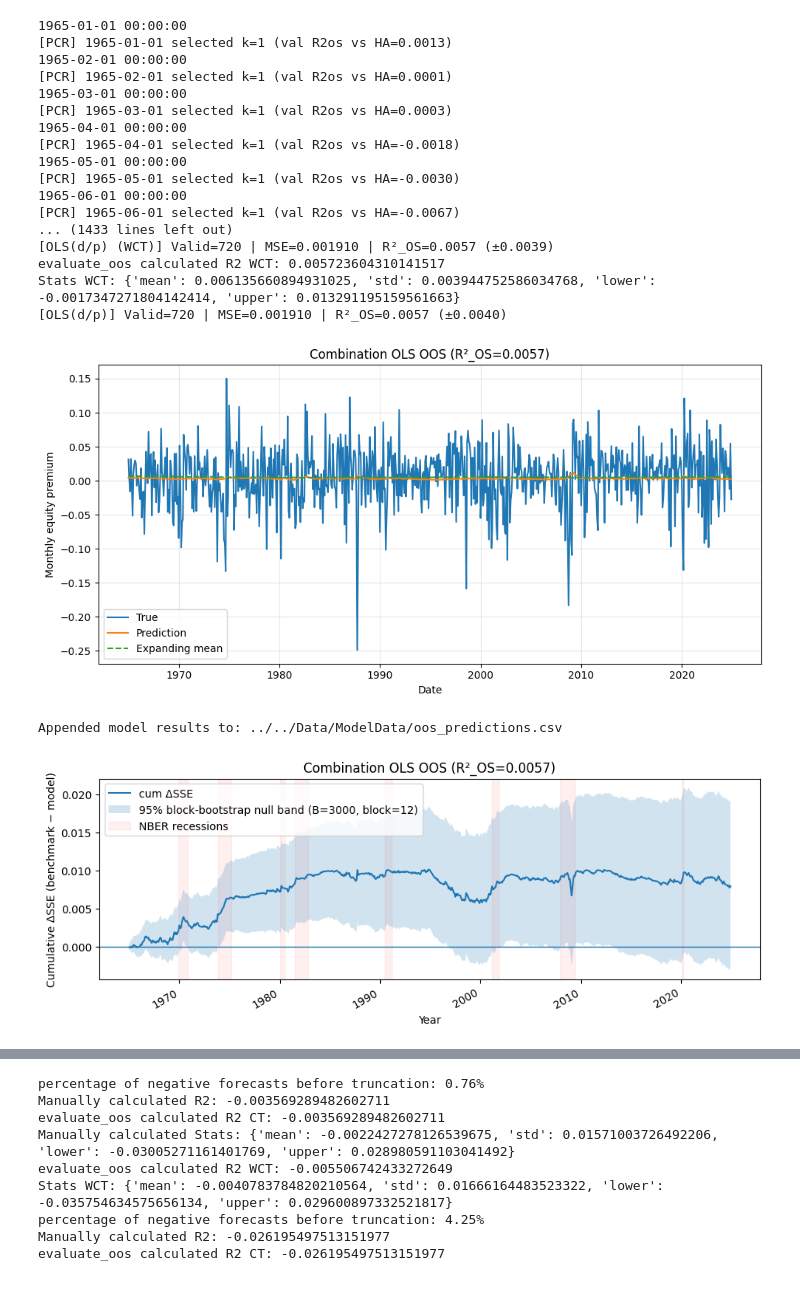
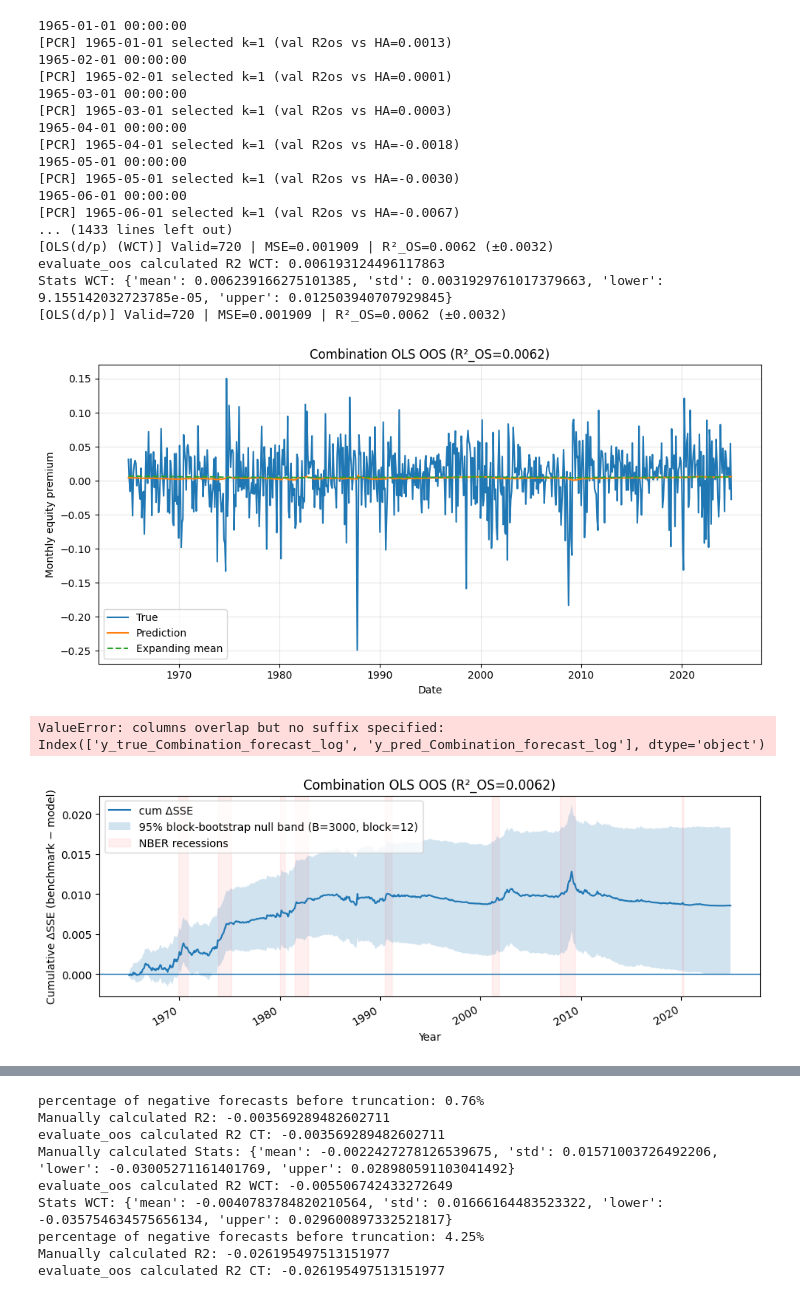
Before and after one commit to KiliTili/Masterarbeit, a Jupyter notebook: Notebooks/Benchmark/modelling_regression.ipynb, the cells around one changed output, grey strips where cells are left out. Saved outputs shown, nothing was run; the diff lists cells and outputs as text; code cells hidden in the pictures.

```diff
--- a/Notebooks/Benchmark/modelling_regression.ipynb
+++ b/Notebooks/Benchmark/modelling_regression.ipynb
@@ -39,42 +36,43 @@ r2_o,stats, y_true_o, y_pred_o, dates_o,y_lower,y_upper,HA_OLS = modl.tree_ensem
 )
 # %%
 
-r2_o,stats, y_true_o, y_pred_o, dates_o,y_lower,y_upper,HA_OLS = modl.pcr_oos(data, variables=WITHOUT_LOOKAHEAD, start_oos="1965-01-01", ct_cutoff =True, quiet =False, model_name="OLS(d/p)"
+r2_o,stats, y_true_o, y_pred_o, dates_o,y_lower,y_upper,HA_OLS = modl.pcr_oos(data, variables=WITHOUT_LOOKAHEAD, start_oos="1965-01-01", ct_cutoff =True, quiet =False, model_name="OLS(d/p)",
+min_feat_coverage= 0.6
 )
 modl.plot_oos(
     y_true_o, y_pred_o,HA_OLS, dates=dates_o,
     title=f"Combination OLS OOS (R²_OS={r2_o:.4f})",
     ylabel="Monthly equity premium",
 )
 fig, ax, perf, (lo, hi) = modl.plot_cum_dsse_with_bootstrap_band(
     y_true_o, y_pred_o, HA_OLS,
     dates=dates_o,
     title=f"Combination OLS OOS (R²_OS={r2_o:.4f})",
     add_band=True,
     B=3000,
     block=12,
     seed=1,
     mode = "tube"
 )
 tsh.save_oos_results(dates_o, y_true_o, y_pred_o, model_name="Combination_forecast_log")
 # %% [output]
 1965-01-01 00:00:00
 [PCR] 1965-01-01 selected k=1 (val R2os vs HA=0.0013)
 1965-02-01 00:00:00
 [PCR] 1965-02-01 selected k=1 (val R2os vs HA=0.0001)
 1965-03-01 00:00:00
 [PCR] 1965-03-01 selected k=1 (val R2os vs HA=0.0003)
 1965-04-01 00:00:00
 [PCR] 1965-04-01 selected k=1 (val R2os vs HA=-0.0018)
 1965-05-01 00:00:00
 [PCR] 1965-05-01 selected k=1 (val R2os vs HA=-0.0030)
 1965-06-01 00:00:00
 [PCR] 1965-06-01 selected k=1 (val R2os vs HA=-0.0067)
 ... (1433 lines left out)
-[OLS(d/p) (WCT)] Valid=720 | MSE=0.001910 | R²_OS=0.0057 (±0.0039)
-evaluate_oos calculated R2 WCT: 0.005723604310141517
-Stats WCT: {'mean': 0.006135660894931025, 'std': 0.003944752586034768, 'lower': -0.0017347271804142414, 'upper': 0.013291195159561663}
-[OLS(d/p)] Valid=720 | MSE=0.001910 | R²_OS=0.0057 (±0.0040)
+[OLS(d/p) (WCT)] Valid=720 | MSE=0.001909 | R²_OS=0.0062 (±0.0032)
+evaluate_oos calculated R2 WCT: 0.006193124496117863
+Stats WCT: {'mean': 0.006239166275101385, 'std': 0.0031929761017379663, 'lower': 9.155142032723785e-05, 'upper': 0.012503940707929845}
+[OLS(d/p)] Valid=720 | MSE=0.001909 | R²_OS=0.0062 (±0.0032)
 [figure]
-Appended model results to: ../../Data/ModelData/oos_predictions.csv
+ValueError: columns overlap but no suffix specified: Index(['y_true_Combination_forecast_log', 'y_pred_Combination_forecast_log'], dtype='object')
-[figure, old version]
+[figure, new version]
```
Also changed, not shown: parts of 10 cells of this notebook, 11 other files.
